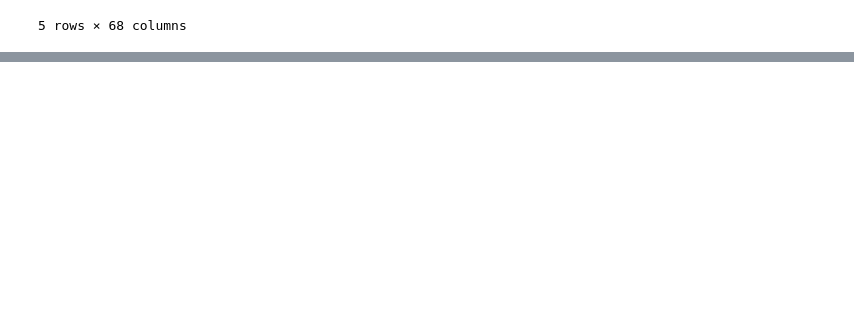
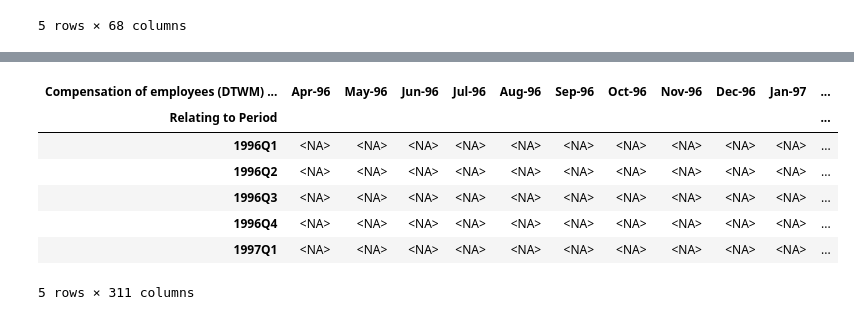
Before and after one commit to lukas-al/revisions_toolkit, a Jupyter notebook: revisions-toolkit/notebooks/test_nb.ipynb, the cells around one changed output, grey strips where cells are left out. Cells and saved outputs as stored; diff of their text form; code cells hidden in the pictures; blank space fills up the shorter version.

```diff
--- a/revisions-toolkit/notebooks/test_nb.ipynb
+++ b/revisions-toolkit/notebooks/test_nb.ipynb
@@ -239,0 +217,2 @@ dict_keys(['MGDP Revision triangle (3M on 3M).xlsx', 'MGDP Revision triangle (M
+# %%
+test3_loaded = Qgdp_nodes.load_quarterly_data(test_3, context.params['headline_qgdp_filename_list'])
@@ -239,0 +419,3 @@ dict_keys(['MGDP Revision triangle (3M on 3M).xlsx', 'MGDP Revision triangle (M
+# %%
+income_test = catalog.load("income_qgdp_vintages")
+# test = Qgdp_nodes.load_data()
@@ -239,0 +430,2 @@ dict_keys(['MGDP Revision triangle (3M on 3M).xlsx', 'MGDP Revision triangle (M
+# %%
+income_test_loaded = Qgdp_nodes.load_data(income_test, context.params['income_qgdp_filename_list'])
@@ -239,0 +434,2 @@ dict_keys(['MGDP Revision triangle (3M on 3M).xlsx', 'MGDP Revision triangle (M
+# %%
+income_test_clean = Qgdp_nodes.clean_quarterly_data(income_test_loaded)
@@ -239,0 +438,3 @@ dict_keys(['MGDP Revision triangle (3M on 3M).xlsx', 'MGDP Revision triangle (M
+# %%
+income_test_clean[4].head()
+# %% [output]
@@ -239,0 +442,8 @@ dict_keys(['MGDP Revision triangle (3M on 3M).xlsx', 'MGDP Revision triangle (M
+| Compensation of employees (DTWM) ... | Apr-96 | May-96 | Jun-96 | Jul-96 | Aug-96 | Sep-96 | Oct-96 | Nov-96 | Dec-96 | Jan-97 | ... |
+| Relating to Period |  |  |  |  |  |  |  |  |  |  | ... |
+| 1996Q1 | <NA> | <NA> | <NA> | <NA> | <NA> | <NA> | <NA> | <NA> | <NA> | <NA> | ... |
+| 1996Q2 | <NA> | <NA> | <NA> | <NA> | <NA> | <NA> | <NA> | <NA> | <NA> | <NA> | ... |
+| 1996Q3 | <NA> | <NA> | <NA> | <NA> | <NA> | <NA> | <NA> | <NA> | <NA> | <NA> | ... |
+| 1996Q4 | <NA> | <NA> | <NA> | <NA> | <NA> | <NA> | <NA> | <NA> | <NA> | <NA> | ... |
+| 1997Q1 | <NA> | <NA> | <NA> | <NA> | <NA> | <NA> | <NA> | <NA> | <NA> | <NA> | ... |
+5 rows × 311 columns
```
Also changed, not shown: parts of 29 cells of this notebook, 30 other files.
